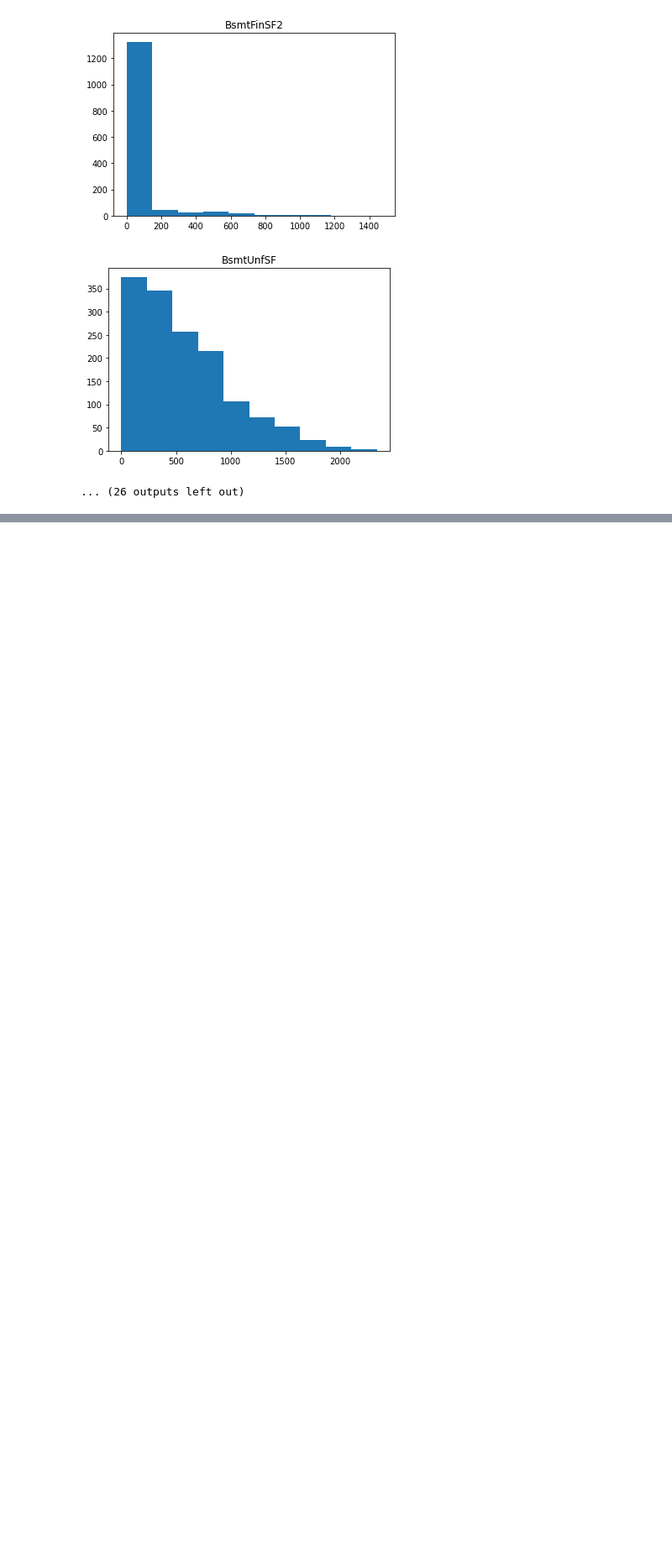
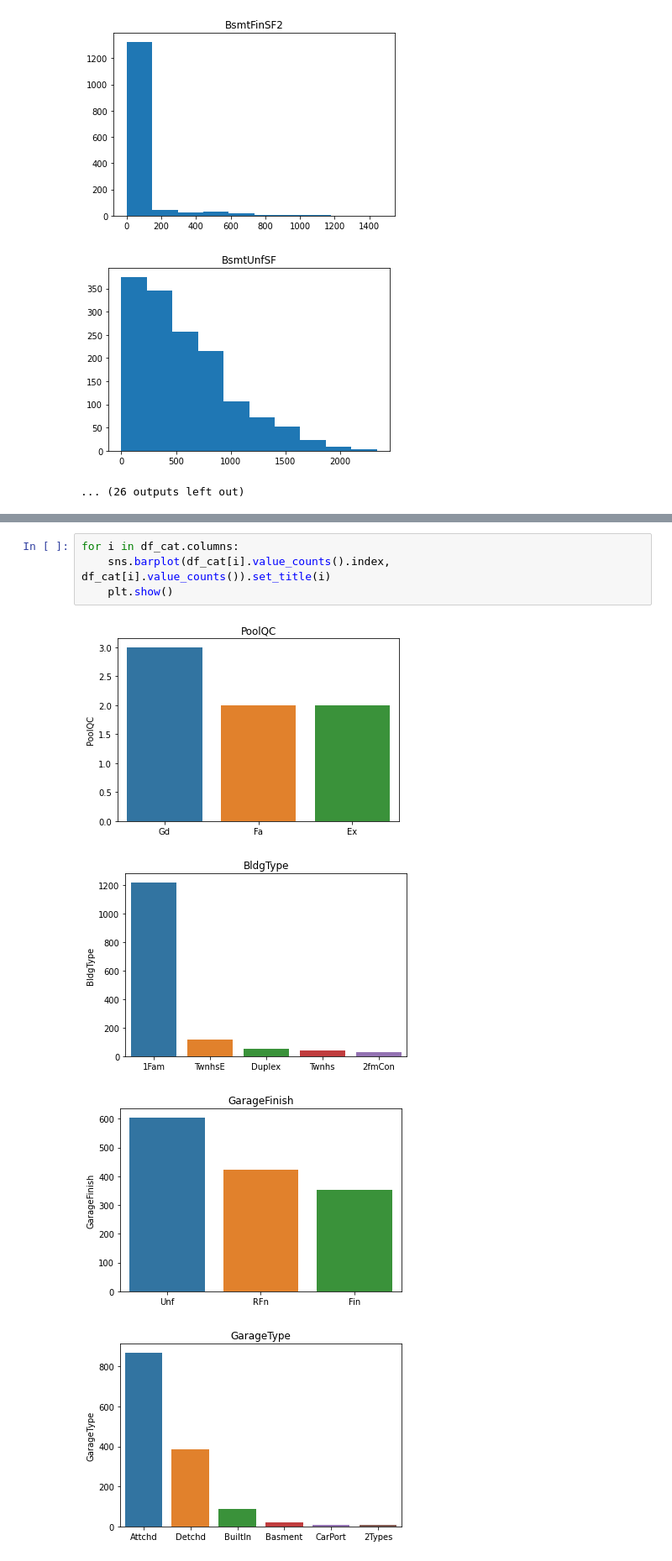
Before and after one commit to Dunfu1993/House_Prices, a Jupyter notebook: House_Prices.ipynb, the cells around one changed output, grey strips where cells are left out. Shown at 84% size. Saved outputs shown, nothing was run; the diff lists cells and outputs as text; blank space fills up the shorter version.

```diff
--- a/House_Prices.ipynb
+++ b/House_Prices.ipynb
@@ -311,0 +315,9 @@ SalePrice      0.046432 -0.028923   1.000000
+# %%
+for i in df_cat.columns:
+    sns.barplot(df_cat[i].value_counts().index, df_cat[i].value_counts()).set_title(i)
+    plt.show()
+# %% [output]
+[figure, added]
+[figure, added]
+[figure, added]
+[figure, added]
```
Also changed, not shown: parts of 8 cells of this notebook.
